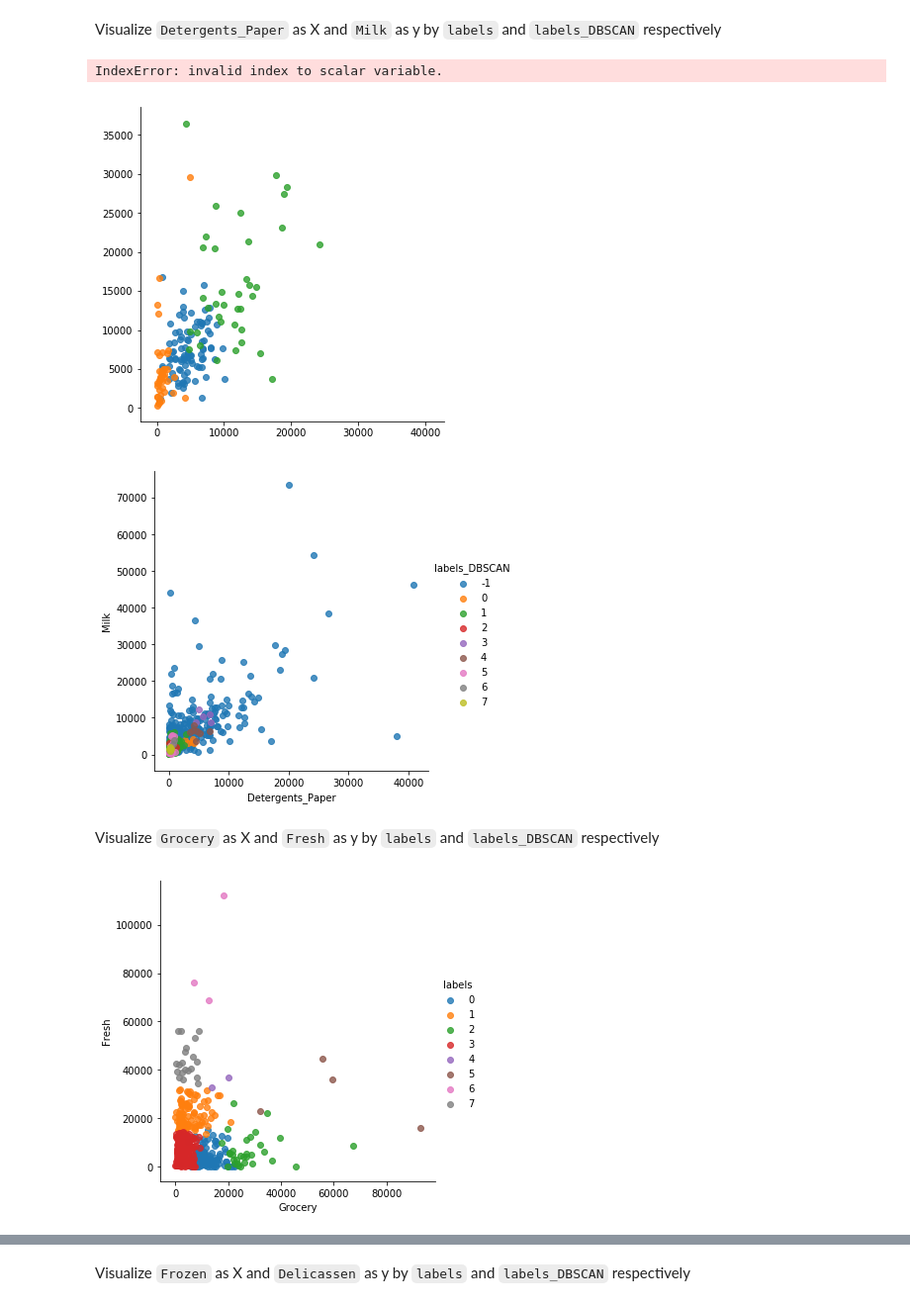
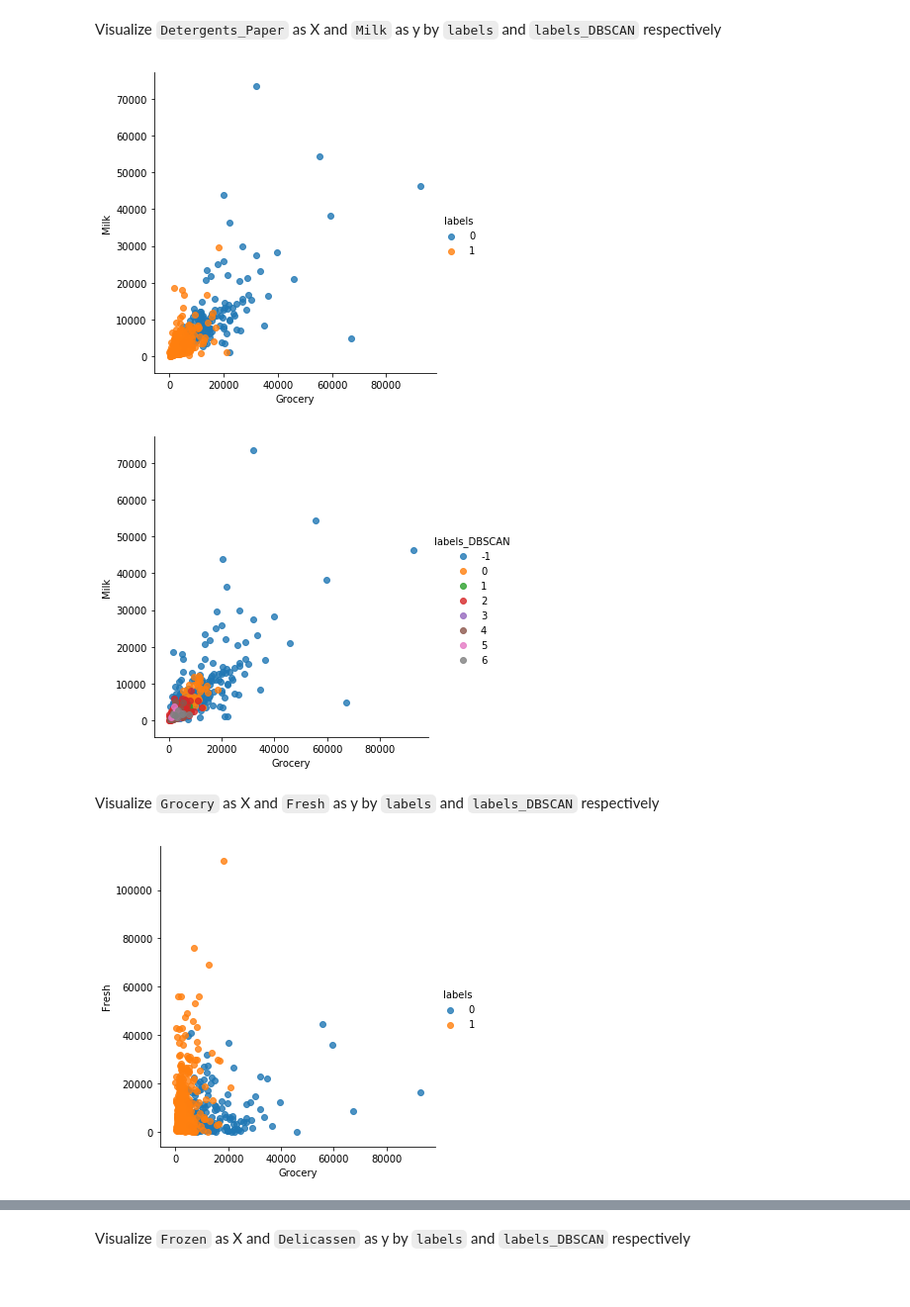
Before and after one commit to ironhack-datalabs/datamad0120, a Jupyter notebook: module-3/lab-unsupervised-learning/your-code/main.ipynb, the cells around one changed output, grey strips where cells are left out. Shown at 99% size. Cells and saved outputs as stored; diff of their text form; code cells hidden in the pictures.

Commit message:
correccion plot

```diff
--- a/module-3/lab-unsupervised-learning/your-code/main.ipynb
+++ b/module-3/lab-unsupervised-learning/your-code/main.ipynb
@@ -108,5 +108,7 @@ dtype: float64
 If your conclusion from the previous challenge is the data need cleaning/transformation, do it in the cells below. However, if your conclusion is the data need not be cleaned or transformed, feel free to skip this challenge. But if you do choose the latter, please provide rationale.
 # %%
 # Your code here
+
+customers.drop(columns="Detergents_Paper", inplace =True)
 # %%
 # Your comment here
@@ -125,3 +128,5 @@ Diverse value ranges in different features could cause issues in our clustering.
 from sklearn.preprocessing import StandardScaler
 scaler = StandardScaler()
 customers_scale= scaler.fit(customers).transform(customers)
+customers_scale=pd.DataFrame(customers_scale, columns=['Channel', 'Region', 'Fresh', 'Milk', "Grocery", "Frozen", "Delicassen"])
+customers_scale.head()
@@ -133,7 +145,7 @@ Now let's cluster the data with K-Means first. Initiate the K-Means model, then
 # Your code here:
 from sklearn.cluster import KMeans
 
-model = KMeans()
+model = KMeans(n_clusters=2)
 labels = model.fit_predict(customers_scale)
 customers['labels'] = labels
 # %% [markdown]
@@ -191,21 +196,20 @@ Visualize `Detergents_Paper` as X and `Milk` as y by `labels` and `labels_DBSCAN
 # %%
 import seaborn as sns
 # Your code here:
-scatter = sns.lmplot(data=customers, x='Detergents_Paper', y='Milk', hue='labels',fit_reg=False, legend=True, legend_out=True)
+scatter = sns.lmplot(data=customers, x='Grocery', y='Milk', hue='labels',fit_reg=False, legend=True, legend_out=True)
 # %% [output]
-IndexError: invalid index to scalar variable.
-[figure, old version]
+[figure, new version]
 # %%
-scatter2 = sns.lmplot(data=customers, x='Detergents_Paper', y='Milk', hue='labels_DBSCAN',fit_reg=False, legend=True, legend_out=True)
+scatter2 = sns.lmplot(data=customers, x='Grocery', y='Milk', hue='labels_DBSCAN',fit_reg=False, legend=True, legend_out=True)
 # %% [output]
-[figure, old version]
+[figure, new version]
 # %% [markdown]
 Visualize `Grocery` as X and `Fresh` as y by `labels` and `labels_DBSCAN` respectively
 # %%
 # Your code here:
 scatter3 = sns.lmplot(data=customers, x='Grocery', y='Fresh', hue='labels',fit_reg=False, legend=True, legend_out=True)
 # %% [output]
-[figure, old version]
+[figure, new version]
 # %%
 scatter4 = sns.lmplot(data=customers, x='Grocery', y='Fresh', hue='labels_DBSCAN',fit_reg=False, legend=True, legend_out=True)
 # %% [output]
```
Also changed, not shown: parts of 9 cells of this notebook.
